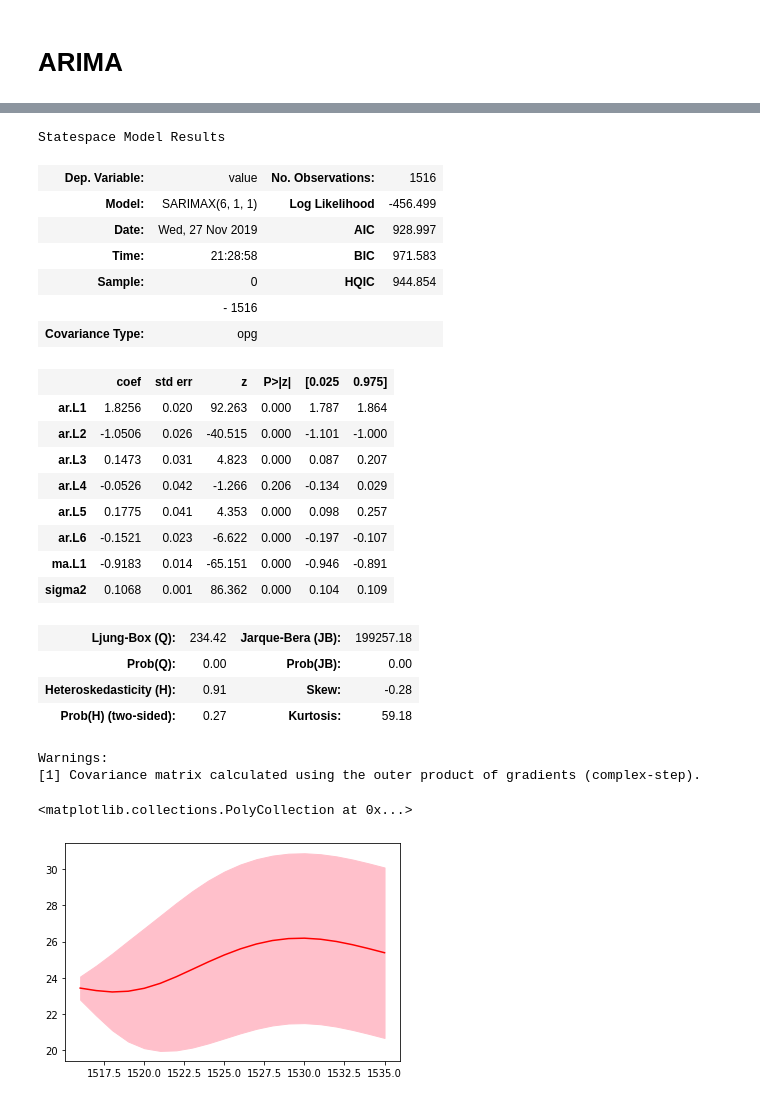
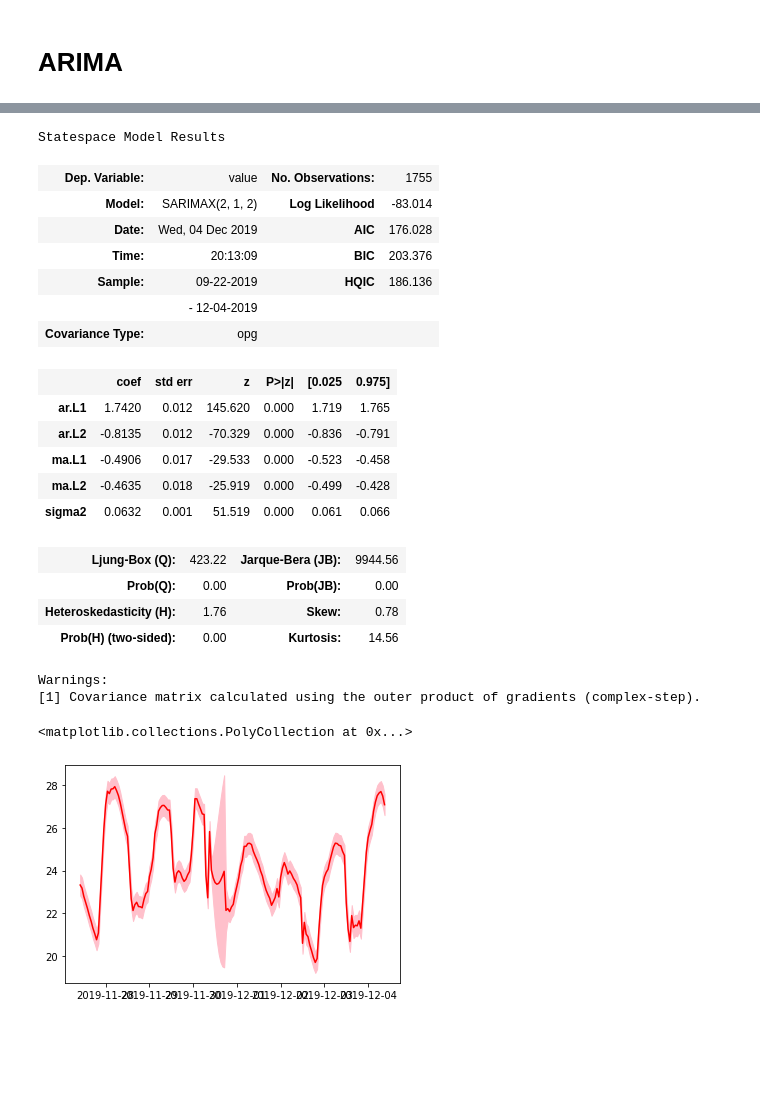
Before and after one commit to neozenith/temperature-timeseries, a Jupyter notebook: analysis.ipynb, the cells around one changed output, grey strips where cells are left out. Cells and saved outputs as stored; diff of their text form; code cells hidden in the pictures; blank space fills up the shorter version.

Commit message:
updated to use influxdb for ARIMA modelling

```diff
--- a/analysis.ipynb
+++ b/analysis.ipynb
@@ -109,0 +42,18 @@ df
+# %%
+client = DataFrameClient(host='192.168.0.157', port=8086, database='metrics')
+data =     client.query(
+        '''
+            SELECT
+                mean("value")
+            FROM "temperature"
+            WHERE
+                ("sensor_id" = 'RPI4-DHT22')
+                AND time >= now() - 90d
+            GROUP BY time(1h) fill(null);
+        ''',
+        bind_params={}, chunked=True, chunk_size=10000
+    )
+
+data = data['temperature']
+data.columns = ['value']
+data.describe()
@@ -110,5 +70,5 @@ df
 # %%
-df = df.dropna()
-df_temp = df[df['metric'] == 'temperature'][['value']].resample('H').mean()
+df = data.dropna()
+df_temp = df[['value']].resample('H').mean()
 df_temp.index
 # %% [output]
@@ -320,52 +280,49 @@ DatetimeIndex(['2019-09-22 07:00:00', '2019-09-22 08:00:00',
 # %%
-model = SARIMAX(df_temp['value'].dropna(), order=(6,1,1))
+model = SARIMAX(df_temp['value'], order=(2,1,2))
 results = model.fit()
 # %%
 results.summary()
 # %% [output]
 Statespace Model Results
-| Dep. Variable: | value | No. Observations: | 1516 |
-| Model: | SARIMAX(6, 1, 1) | Log Likelihood | -456.499 |
-| Date: | Wed, 27 Nov 2019 | AIC | 928.997 |
-| Time: | 21:28:58 | BIC | 971.583 |
-| Sample: | 0 | HQIC | 944.854 |
-|  | - 1516 |  |  |
+| Dep. Variable: | value | No. Observations: | 1755 |
+| Model: | SARIMAX(2, 1, 2) | Log Likelihood | -83.014 |
+| Date: | Wed, 04 Dec 2019 | AIC | 176.028 |
+| Time: | 20:13:09 | BIC | 203.376 |
+| Sample: | 09-22-2019 | HQIC | 186.136 |
+|  | - 12-04-2019 |  |  |
 | Covariance Type: | opg |  |  |
 |  | coef | std err | z | P>|z| | [0.025 | 0.975] |
-| ar.L1 | 1.8256 | 0.020 | 92.263 | 0.000 | 1.787 | 1.864 |
-| ar.L2 | -1.0506 | 0.026 | -40.515 | 0.000 | -1.101 | -1.000 |
-| ar.L3 | 0.1473 | 0.031 | 4.823 | 0.000 | 0.087 | 0.207 |
-| ar.L4 | -0.0526 | 0.042 | -1.266 | 0.206 | -0.134 | 0.029 |
-| ar.L5 | 0.1775 | 0.041 | 4.353 | 0.000 | 0.098 | 0.257 |
-| ar.L6 | -0.1521 | 0.023 | -6.622 | 0.000 | -0.197 | -0.107 |
-| ma.L1 | -0.9183 | 0.014 | -65.151 | 0.000 | -0.946 | -0.891 |
-| sigma2 | 0.1068 | 0.001 | 86.362 | 0.000 | 0.104 | 0.109 |
+| ar.L1 | 1.7420 | 0.012 | 145.620 | 0.000 | 1.719 | 1.765 |
+| ar.L2 | -0.8135 | 0.012 | -70.329 | 0.000 | -0.836 | -0.791 |
+| ma.L1 | -0.4906 | 0.017 | -29.533 | 0.000 | -0.523 | -0.458 |
+| ma.L2 | -0.4635 | 0.018 | -25.919 | 0.000 | -0.499 | -0.428 |
+| sigma2 | 0.0632 | 0.001 | 51.519 | 0.000 | 0.061 | 0.066 |
-| Ljung-Box (Q): | 234.42 | Jarque-Bera (JB): | 199257.18 |
+| Ljung-Box (Q): | 423.22 | Jarque-Bera (JB): | 9944.56 |
 | Prob(Q): | 0.00 | Prob(JB): | 0.00 |
-| Heteroskedasticity (H): | 0.91 | Skew: | -0.28 |
-| Prob(H) (two-sided): | 0.27 | Kurtosis: | 59.18 |
+| Heteroskedasticity (H): | 1.76 | Skew: | 0.78 |
+| Prob(H) (two-sided): | 0.00 | Kurtosis: | 14.56 |
 Warnings:
 [1] Covariance matrix calculated using the outer product of gradients (complex-step).
 # %%
-#forecast = results.get_prediction(start=-25, dynamic=True)
-forecast = results.get_forecast(steps=20)
+forecast = results.get_prediction(start=-168, dynamic=False)
+# forecast = results.get_forecast(steps=24)
 mean_forecast = forecast.predicted_mean
 confidence_intervals = forecast.conf_int()
 
 plt.figure()
 
 plt.plot(
     mean_forecast.index,
     mean_forecast.values,
     color='red',
     label='forecast'
 )
 plt.fill_between(
     confidence_intervals.index,
     confidence_intervals['lower value'],
     confidence_intervals['upper value'],
     color='pink'
 )
 # %% [output]
 <matplotlib.collections.PolyCollection at 0x...>
-[figure, old version]
+[figure, new version]
```
Also changed, not shown: parts of 19 cells of this notebook, 2 other files.
